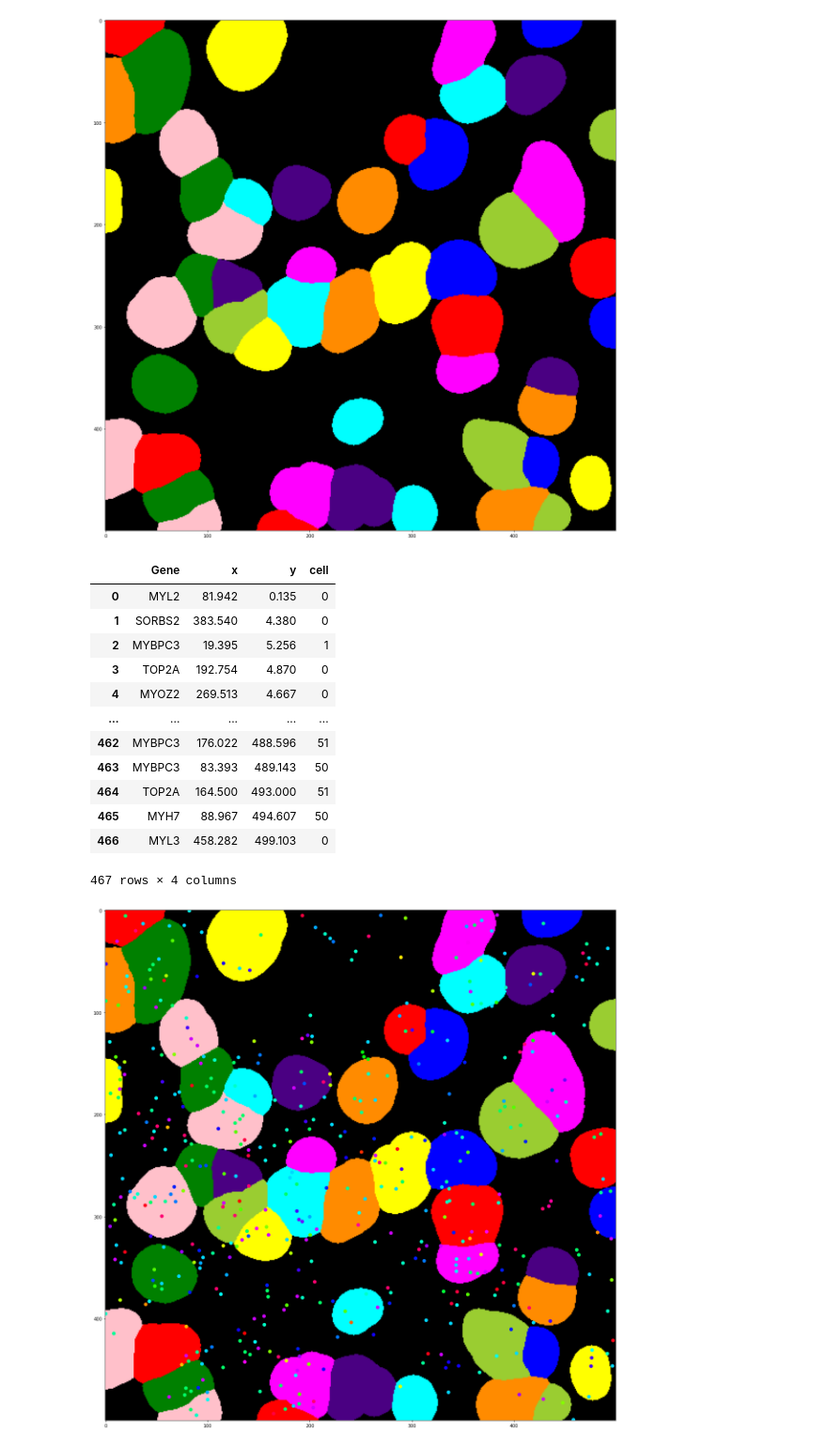
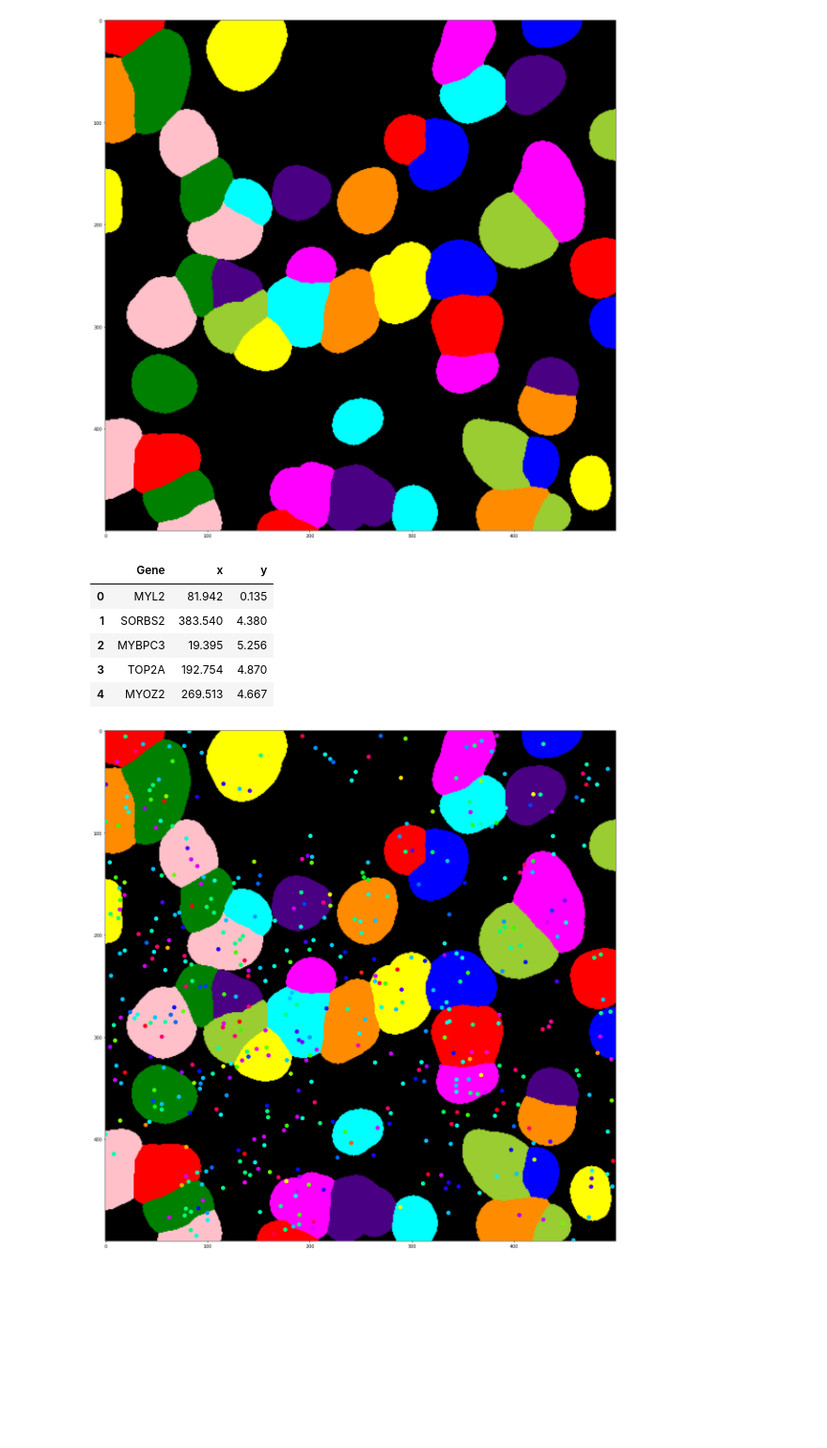
Before and after one commit to openproblems-bio/task_ist_preprocessing, a Jupyter notebook: notebooks/create_test_data.ipynb, the cells around one changed output. Shown at 94% size. Cells and saved outputs as stored; diff of their text form; code cells hidden in the pictures; blank space fills up the shorter version.

```diff
--- a/notebooks/create_test_data.ipynb
+++ b/notebooks/create_test_data.ipynb
@@ -43,23 +52,17 @@ plt.show()
 (unique, counts) = np.unique(imgmat, return_counts=True)
 areas = np.asarray((unique, counts)).T
 # %%
-spots = pd.read_csv("../../results/test/assignments_custom-0_basic-0.csv")
-spots.columns = ['Gene', 'x', 'y','cell']
-spots
+spots = pd.read_csv("/mnt/d/hmgu/data/test/spots.csv")
+spots.columns = ['Gene', 'x', 'y', 'type']
+spots = spots[['Gene', 'x', 'y']]
+spots.head()
 # %% [output]
-|  | Gene | x | y | cell |
-| 0 | MYL2 | 81.942 | 0.135 | 0 |
-| 1 | SORBS2 | 383.540 | 4.380 | 0 |
-| 2 | MYBPC3 | 19.395 | 5.256 | 1 |
-| 3 | TOP2A | 192.754 | 4.870 | 0 |
-| 4 | MYOZ2 | 269.513 | 4.667 | 0 |
-| ... | ... | ... | ... | ... |
-| 462 | MYBPC3 | 176.022 | 488.596 | 51 |
-| 463 | MYBPC3 | 83.393 | 489.143 | 50 |
-| 464 | TOP2A | 164.500 | 493.000 | 51 |
-| 465 | MYH7 | 88.967 | 494.607 | 50 |
-| 466 | MYL3 | 458.282 | 499.103 | 0 |
+|  | Gene | x | y |
+| 0 | MYL2 | 81.942 | 0.135 |
+| 1 | SORBS2 | 383.540 | 4.380 |
+| 2 | MYBPC3 | 19.395 | 5.256 |
+| 3 | TOP2A | 192.754 | 4.870 |
+| 4 | MYOZ2 | 269.513 | 4.667 |
-467 rows × 4 columns
 # %%
 plt.figure(figsize=(1500/my_dpi, 1500/my_dpi), dpi=my_dpi)
 imgplot = plt.imshow(rgb_label_image)
```
Also changed, not shown: parts of 7 cells of this notebook, 3 other files.
